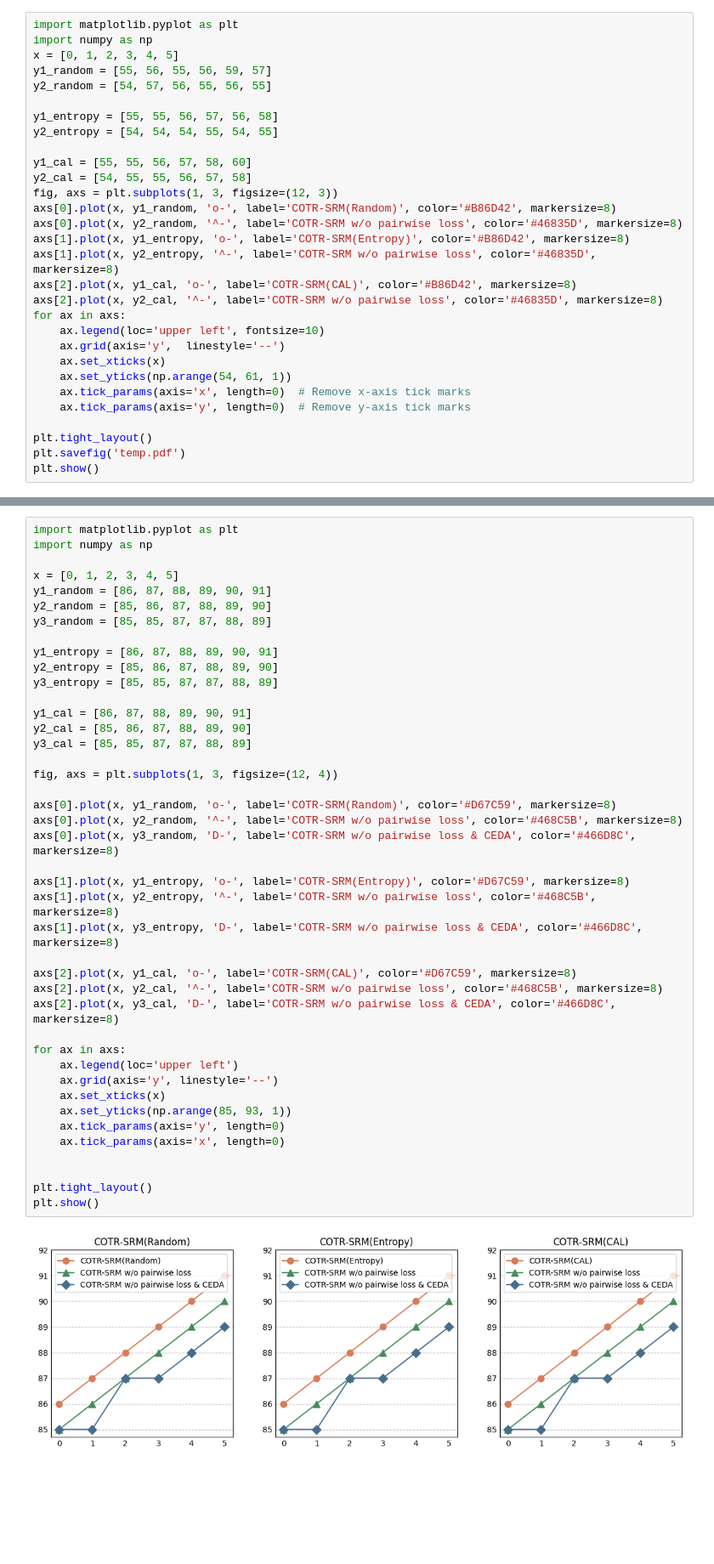
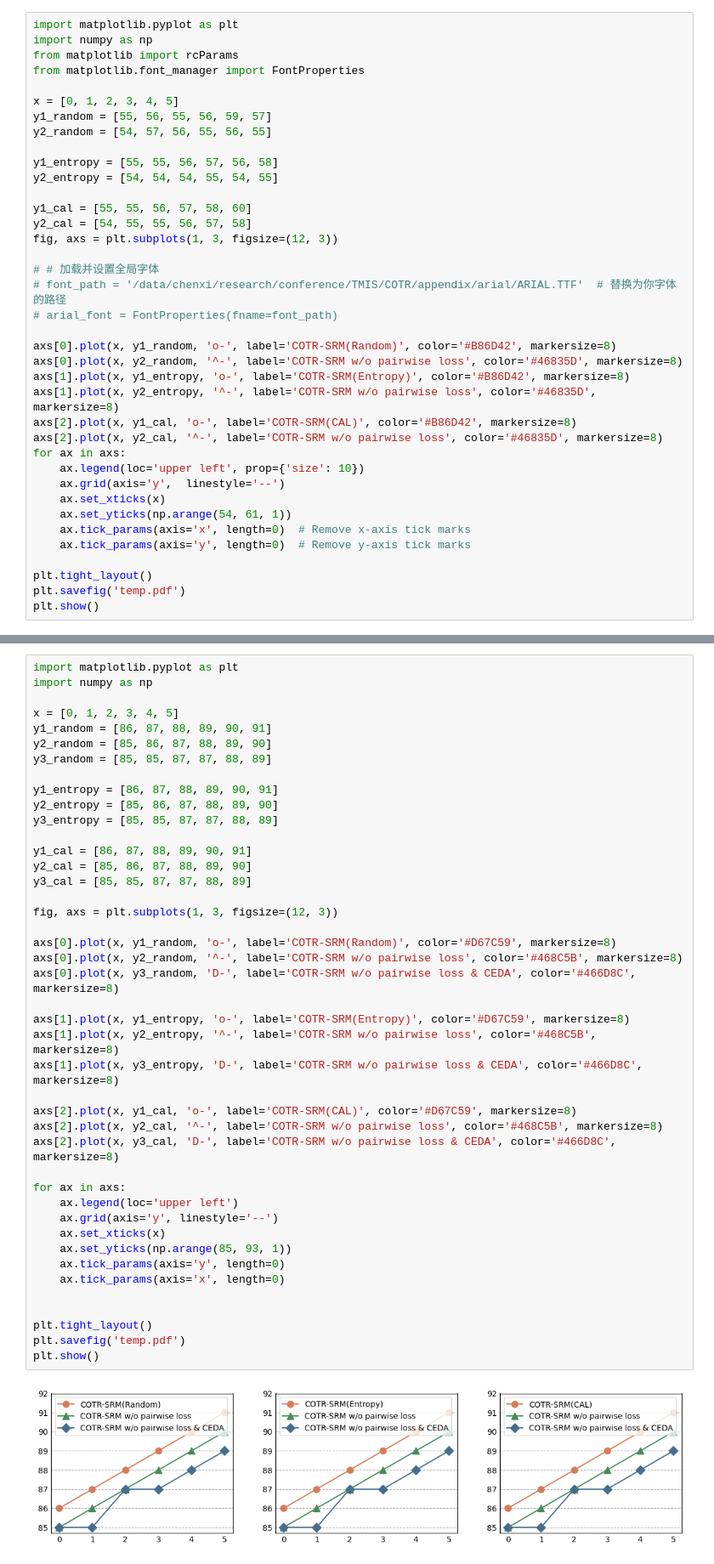
Before and after one commit to cx9941/COTR, a Jupyter notebook: appendix/plot.ipynb, the cells around one changed output, grey strips where cells are left out. Shown: that part at 85% size. Cells and saved outputs as stored; diff of their text form; blank space fills up the shorter version.

```diff
--- a/appendix/plot.ipynb
+++ b/appendix/plot.ipynb
@@ -1,6 +1,9 @@
 # %%
 import matplotlib.pyplot as plt
 import numpy as np
+from matplotlib import rcParams
+from matplotlib.font_manager import FontProperties
+
 x = [0, 1, 2, 3, 4, 5]
 y1_random = [55, 56, 55, 56, 59, 57]
 y2_random = [54, 57, 56, 55, 56, 55]
@@ -11,6 +14,11 @@ y2_entropy = [54, 54, 54, 55, 54, 55]
 y1_cal = [55, 55, 56, 57, 58, 60]
 y2_cal = [54, 55, 55, 56, 57, 58]
 fig, axs = plt.subplots(1, 3, figsize=(12, 3))
+
+# # 加载并设置全局字体
+# font_path = '/data/chenxi/research/conference/TMIS/COTR/appendix/arial/ARIAL.TTF'  # 替换为你字体的路径
+# arial_font = FontProperties(fname=font_path)
+
 axs[0].plot(x, y1_random, 'o-', label='COTR-SRM(Random)', color='#B86D42', markersize=8)
 axs[0].plot(x, y2_random, '^-', label='COTR-SRM w/o pairwise loss', color='#46835D', markersize=8)
 axs[1].plot(x, y1_entropy, 'o-', label='COTR-SRM(Entropy)', color='#B86D42', markersize=8)
@@ -18,7 +26,7 @@ axs[1].plot(x, y2_entropy, '^-', label='COTR-SRM w/o pairwise loss', color='#468
 axs[2].plot(x, y1_cal, 'o-', label='COTR-SRM(CAL)', color='#B86D42', markersize=8)
 axs[2].plot(x, y2_cal, '^-', label='COTR-SRM w/o pairwise loss', color='#46835D', markersize=8)
 for ax in axs:
-    ax.legend(loc='upper left', fontsize=10)
+    ax.legend(loc='upper left', prop={'size': 10})
     ax.grid(axis='y',  linestyle='--')
     ax.set_xticks(x)
     ax.set_yticks(np.arange(54, 61, 1))
@@ -45,32 +53,33 @@ y3_entropy = [85, 85, 87, 87, 88, 89]
 
 y1_cal = [86, 87, 88, 89, 90, 91]
 y2_cal = [85, 86, 87, 88, 89, 90]
 y3_cal = [85, 85, 87, 87, 88, 89]
 
-fig, axs = plt.subplots(1, 3, figsize=(12, 4))
+fig, axs = plt.subplots(1, 3, figsize=(12, 3))
 
 axs[0].plot(x, y1_random, 'o-', label='COTR-SRM(Random)', color='#D67C59', markersize=8)
 axs[0].plot(x, y2_random, '^-', label='COTR-SRM w/o pairwise loss', color='#468C5B', markersize=8)
 axs[0].plot(x, y3_random, 'D-', label='COTR-SRM w/o pairwise loss & CEDA', color='#466D8C', markersize=8)
 
 axs[1].plot(x, y1_entropy, 'o-', label='COTR-SRM(Entropy)', color='#D67C59', markersize=8)
 axs[1].plot(x, y2_entropy, '^-', label='COTR-SRM w/o pairwise loss', color='#468C5B', markersize=8)
 axs[1].plot(x, y3_entropy, 'D-', label='COTR-SRM w/o pairwise loss & CEDA', color='#466D8C', markersize=8)
 
 axs[2].plot(x, y1_cal, 'o-', label='COTR-SRM(CAL)', color='#D67C59', markersize=8)
 axs[2].plot(x, y2_cal, '^-', label='COTR-SRM w/o pairwise loss', color='#468C5B', markersize=8)
 axs[2].plot(x, y3_cal, 'D-', label='COTR-SRM w/o pairwise loss & CEDA', color='#466D8C', markersize=8)
 
 for ax in axs:
     ax.legend(loc='upper left')
     ax.grid(axis='y', linestyle='--')
     ax.set_xticks(x)
     ax.set_yticks(np.arange(85, 93, 1))
     ax.tick_params(axis='y', length=0)
     ax.tick_params(axis='x', length=0)
 
 
 plt.tight_layout()
+plt.savefig('temp.pdf')
 plt.show()
 # %% [output]
-[figure, old version]
+[figure, new version]
```
Also changed, not shown: 22 other files.
